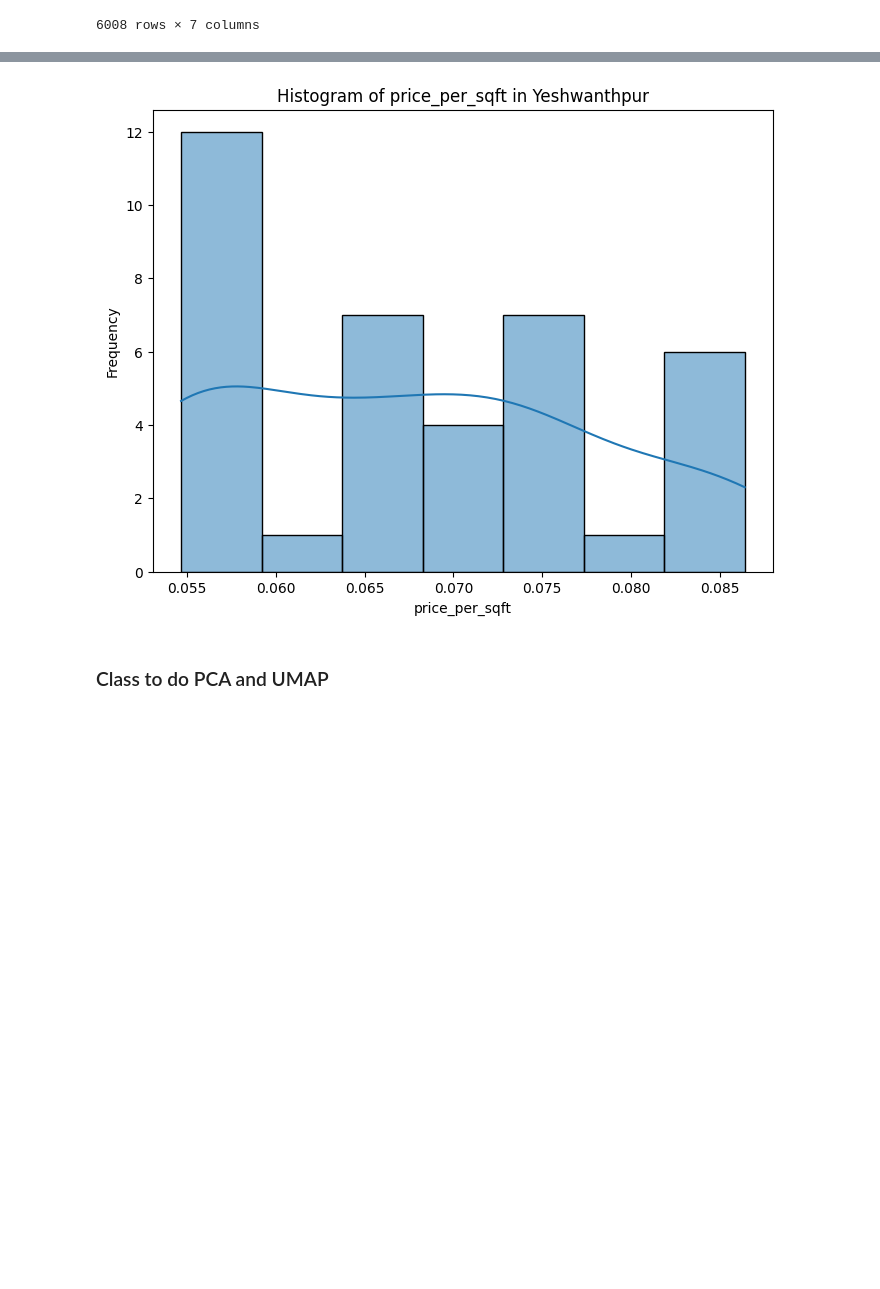
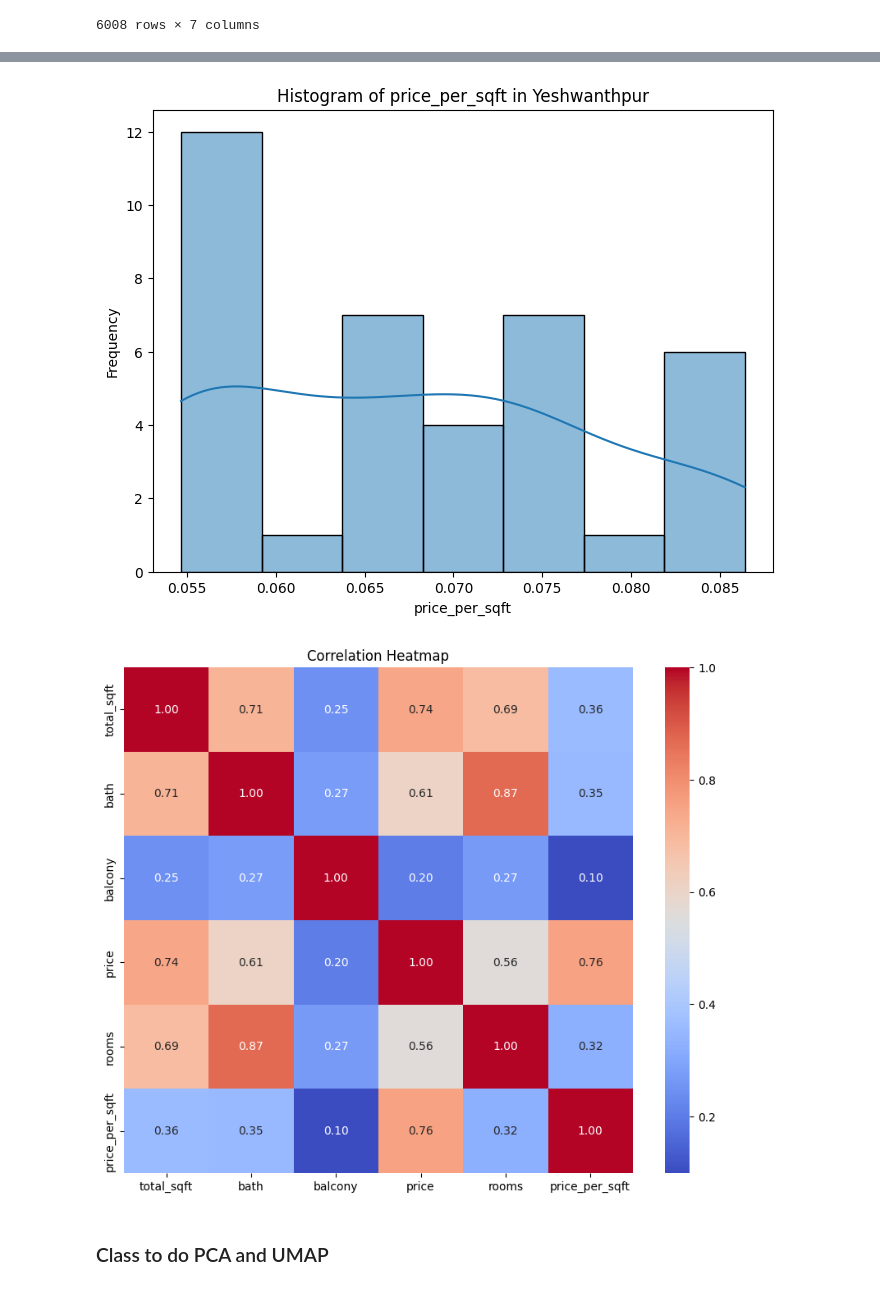
Before and after one commit to VitorVieira20/Ciencia-Dados-2024-G10, a Jupyter notebook: Project/code_netbook.ipynb, the cells around one changed output, grey strips where cells are left out. Drawn from its saved outputs; the diff is of its cells as text; code cells hidden in the pictures; blank space fills up the shorter version.

```diff
--- a/Project/code_netbook.ipynb
+++ b/Project/code_netbook.ipynb
@@ -416,33 +437,37 @@ vd.plot_scatter_chart(second_outliers, "Rajaji Nagar")
 vd.plot_scatter_chart(second_outliers, "Hebbal")
 vd.plot_scatter_chart(second_outliers, "Yeshwanthpur")
 
 # Show data after the second removal in box plots
 vd.plot_boxplot(second_outliers, "Rajaji Nagar")
 vd.plot_boxplot(second_outliers, "Hebbal")
 vd.plot_boxplot(second_outliers, "Yeshwanthpur")
 
 # Show data after the second removal in violins plot
 vd.plot_violinplot(second_outliers, "Rajaji Nagar")
 vd.plot_violinplot(second_outliers, "Hebbal")
 vd.plot_violinplot(second_outliers, "Yeshwanthpur")
 
 # Show data after the second removal in histograms
 vd.plot_histogram(second_outliers, "price_per_sqft", "Rajaji Nagar")
 vd.plot_histogram(second_outliers, "price_per_sqft", "Hebbal")
 vd.plot_histogram(second_outliers, "price_per_sqft", "Yeshwanthpur")
+
+# Show heatmap with correlations
+vd.plot_heatmap(second_outliers)
 # %% [output]
 [figure]
 [figure]
 [figure]
 [figure]
 [figure]
 [figure]
 [figure]
 [figure]
 [figure]
 [figure]
 [figure]
 [figure]
+[figure, added]
 # %% [markdown]
 ### Class to do PCA and UMAP
 # %%
```
Also changed, not shown: parts of 4 cells of this notebook, 1 other file.
